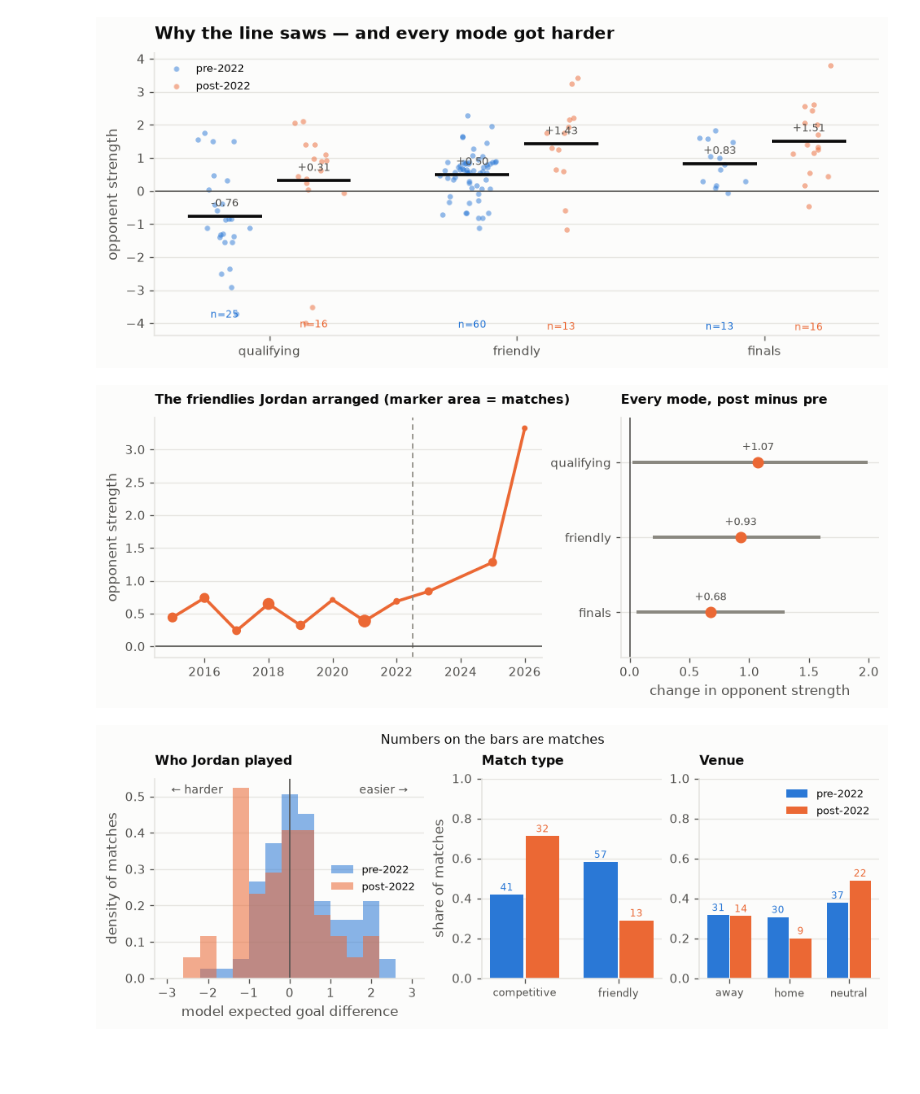
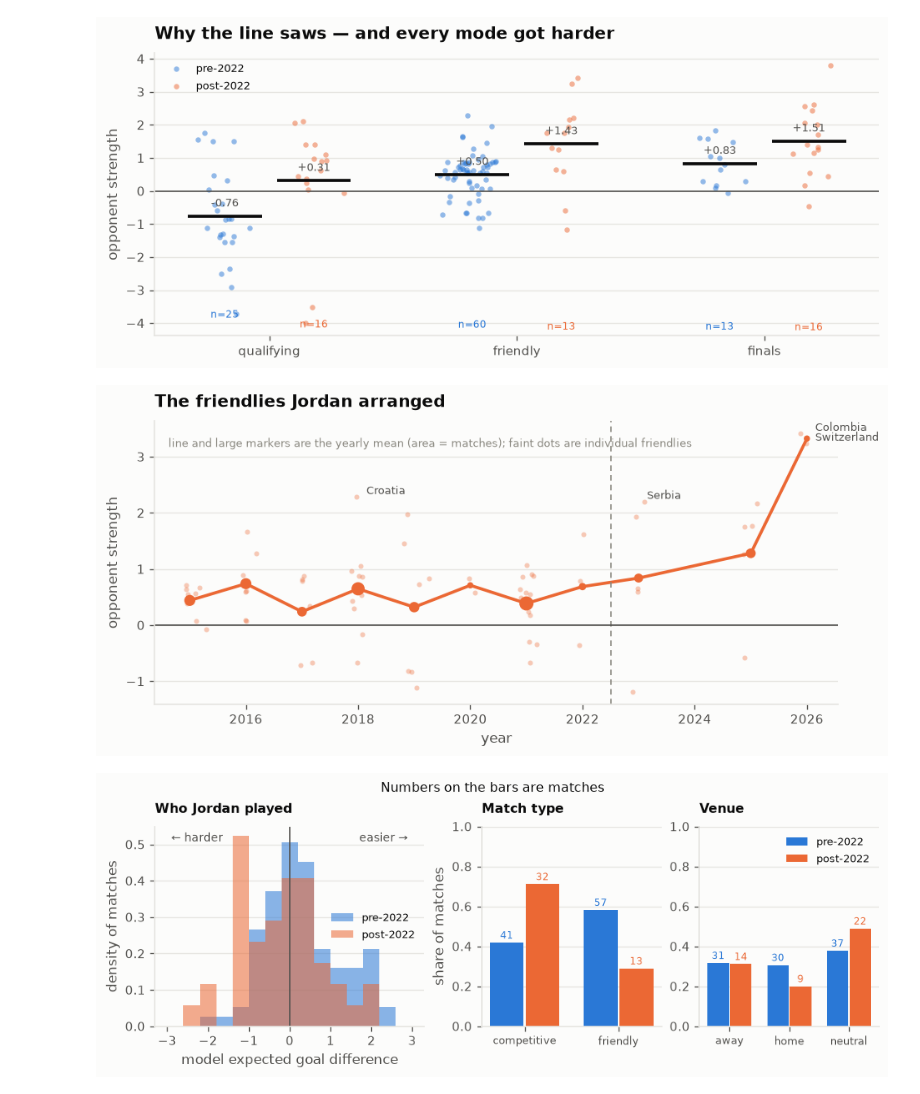
Before and after one commit to mqedan217/jordan-football-strength, a Jupyter notebook: notebooks/03_where_the_goals_came_from.ipynb, the cells around one changed output. Saved outputs shown, nothing was run; the diff lists cells and outputs as text; code cells hidden in the pictures; blank space fills up the shorter version.

```diff
--- a/notebooks/03_where_the_goals_came_from.ipynb
+++ b/notebooks/03_where_the_goals_came_from.ipynb
@@ -780,49 +780,35 @@ ax.grid(axis="x", visible=False)
 plt.show()
 # %% [output]
 [figure]
-# %%
-# Chosen, or earned? Qualifiers are drawn; friendlies are arranged. If the
-# friendlies hardened too, somebody decided to play better teams.
-fig, axes = plt.subplots(1, 2, figsize=(8.0, 3.2),
-                         gridspec_kw={"width_ratios": [1.5, 1]})
-a = axes[0]
-fr = mt[mt.comp_cat == "friendly"]
-yr = fr.groupby(fr.date.dt.year).opp_str.agg(["size", "mean"])
-a.plot(yr.index, yr["mean"], color=viz.ORANGE, lw=2.2)
-a.scatter(yr.index, yr["mean"], color=viz.ORANGE, s=yr["size"] * 5, zorder=3)
-a.axvline(CUT.year + 0.5, color=viz.INK_MUTED, lw=1.0, ls=(0, (4, 3)))
-a.axhline(0, color=viz.INK_2, lw=1.0)
-a.set_ylabel("opponent strength")
-a.set_title("The friendlies Jordan arranged (marker area = matches)",
-            fontsize=9.5)
-viz.despine(a)
-
-b = axes[1]
-rows = []
-for c_ in CATS:
-    d = mt[mt.comp_cat == c_]
-    x_, y_ = d[d.era == "pre"].opp_str, d[d.era == "post"].opp_str
-    dr = [rng.choice(y_.values, len(y_)).mean() - rng.choice(x_.values, len(x_)).mean()
-          for _ in range(4000)]
-    rows.append({"cat": c_, "diff": y_.mean() - x_.mean(),
-                 "lo": np.percentile(dr, 2.5), "hi": np.percentile(dr, 97.5)})
-ch = pd.DataFrame(rows).iloc[::-1].reset_index(drop=True)
-y = np.arange(len(ch))
-b.hlines(y, ch.lo, ch.hi, color=viz.INK_MUTED, lw=2.4)
-b.scatter(ch["diff"], y, color=viz.ORANGE, s=55, zorder=3)
-b.axvline(0, color=viz.INK_2, lw=1.0)
-for i, r in ch.iterrows():
-    b.annotate(f"{r['diff']:+.2f}", (r["diff"], i), xytext=(0, 9), ha="center",
-               textcoords="offset points", fontsize=8, color=viz.INK_2)
-b.set_yticks(y)
-b.set_yticklabels(ch.cat)
-b.set_ylim(-0.6, len(ch) - 0.4)
-b.set_xlabel("change in opponent strength")
-b.set_title("Every mode, post minus pre", fontsize=9.5)
-viz.despine(b)
-plt.show()
-# %% [output]
-[figure, removed]
+# %%
+# Chosen, or earned? Qualifiers are drawn; friendlies are arranged. The three
+# modes' pre/post means are already on the figure above, so this one does the
+# thing only it can: the shape of the friendly selection over time.
+fig, ax = plt.subplots(figsize=(7.8, 3.6))
+fr = mt[mt.comp_cat == "friendly"]
+yr = fr.groupby(fr.date.dt.year).opp_str.agg(["size", "mean"])
+ax.plot(yr.index, yr["mean"], color=viz.ORANGE, lw=2.2, zorder=2)
+ax.scatter(yr.index, yr["mean"], color=viz.ORANGE, s=yr["size"] * 6, zorder=3)
+ax.scatter(fr.date.dt.year + rng.normal(0, 0.10, len(fr)), fr.opp_str, s=13,
+           color=viz.ORANGE, alpha=0.35, linewidths=0, zorder=1)
+# name the hardest friendly of each era, so the trend is a fixture and not a
+# number: these are the games somebody chose to arrange
+for _, r in fr.nlargest(4, "opp_str").iterrows():
+    ax.annotate(r.opponent, (r.date.year, r.opp_str), xytext=(6, 2),
+                textcoords="offset points", fontsize=7.5, color=viz.INK_2)
+ax.axvline(CUT.year + 0.5, color=viz.INK_MUTED, lw=1.0, ls=(0, (4, 3)))
+ax.axhline(0, color=viz.INK_2, lw=1.0)
+ax.set_ylabel("opponent strength")
+ax.set_xlabel("year")
+ax.set_title("The friendlies Jordan arranged")
+ax.annotate("line and large markers are the yearly mean (area = matches); "
+            "faint dots are individual friendlies",
+            xy=(0.02, 0.94), xycoords="axes fraction", fontsize=7.5,
+            color=viz.INK_MUTED, va="top")
+viz.despine(ax)
+plt.show()
+# %% [output]
+[figure, added]
 # %%
 # The fixture list itself: who, what kind, and where.
 fig, axes = plt.subplots(1, 3, figsize=(8.0, 3.0),
```
Also changed, not shown: parts of 2 cells of this notebook, 1 other file.
